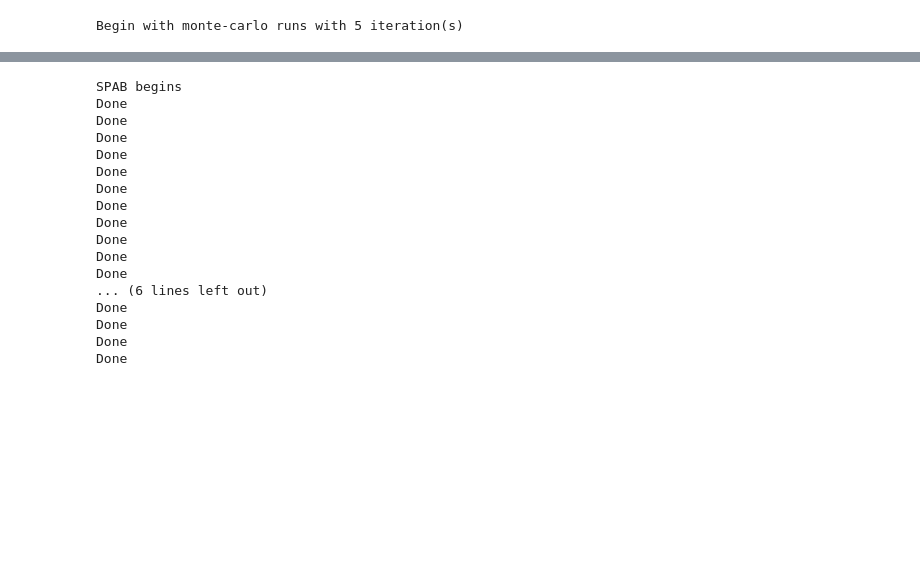
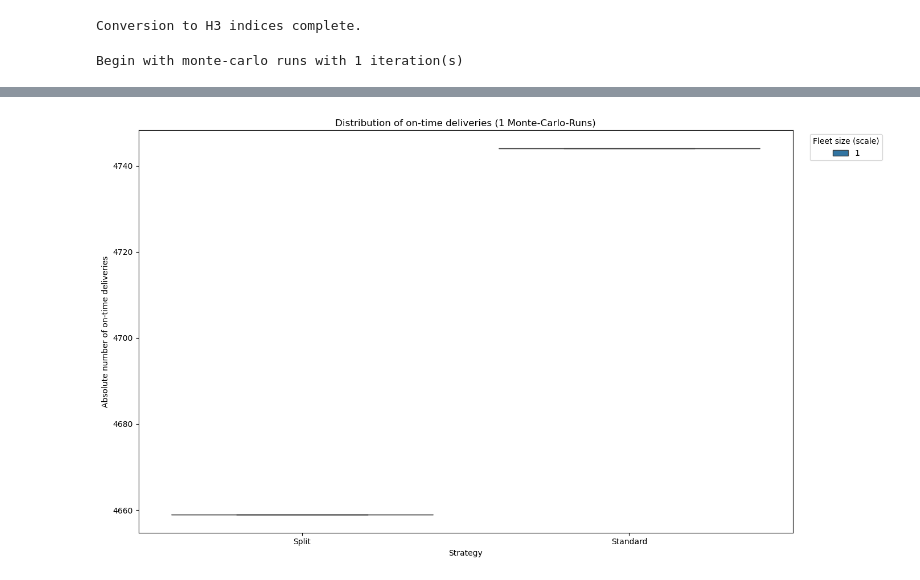
Before and after one commit to tilofre/ODFD-Optimization, a Jupyter notebook: ABM.ipynb, the cells around one changed output, grey strips where cells are left out. Cells and saved outputs as stored; diff of their text form; code cells hidden in the pictures; blank space fills up the shorter version.

Commit message:
Changes to use familiarity calculations - still to slow, need of improvements. Not done.

```diff
--- a/ABM.ipynb
+++ b/ABM.ipynb
@@ -44,3 +80,27 @@ pre_binned_demand = predictions_dict #pre_binned_demand is our 15 minutes bin pe
+# %%
+Res = 13  # All courier positions and specific locations (restaurants, customers) are mapped to this grid.
+try:
+    fam_data['sender_h3'] = fam_data.apply(
+        lambda row: h3.latlng_to_cell(row['sender_lat'], row['sender_lng'], Res),
+        axis=1
+    )
+    fam_data['recipient_h3'] = fam_data.apply(
+        lambda row: h3.latlng_to_cell(row['recipient_lat'], row['recipient_lng'], Res),
+        axis=1
+    )
+    fam_data['grab_h3'] = fam_data.apply(
+        lambda row: h3.latlng_to_cell(row['grab_lat'], row['grab_lng'], Res),
+        axis=1
+    )
+    print("Conversion to H3 indices complete.")
+
+
+except h3.H3ValueError as e:
+    print("ERROR: A coordinate in the dataset is invalid. H3 message: {e}")
+# %% [output]
+Conversion to H3 indices complete.
+# %%
+courier_blueprints, real_ids = fam.create_courier_blueprints(fam_data, threshold_ratio=0.6)
 # %%
 def run_abm(timestart, steps, data, couriers, metrics, delivered_order_ids,
             order_queue, strategy, constants, rejection_model,assignment_log, hindsight_cache):
@@ -64,7 +124,7 @@ def run_abm(timestart, steps, data, couriers, metrics, delivered_order_ids,
     #At each timestep each courier with a task is moved
     couriers, metrics, delivered_order_ids = abm.move_couriers_new(
         couriers, timestart, metrics, delivered_order_ids,
-        constants['SPEED_HEX_PER_STEP'], constants['steps']
+        constants['SPEED_HEX_PER_STEP'],constants['SPEED_FAST_HEX_PER_STEP'], constants['steps']
     )
     #We formulate thresholds based on the queue as we dont want to limit the delay time for a delivery, if there is system stress
     if len(order_queue) > 50:
@@ -111,6 +171,7 @@ def run_abm(timestart, steps, data, couriers, metrics, delivered_order_ids,
 
     # process all orders
     for order, attempts in all_pending_orders:
+        counter = +1
         if order['order_id'] in processed_order_ids_this_step:
             continue
 
@@ -179,7 +240,7 @@ def evaluate_effectiveness(results, total_active_couriers):
 
         print("="*100)
 # %%
-def run_monte_carlo_iteration(iteration_seed, all_constants, sim_data_df, total_couriers, strategies_list, scales_list, rejection_m):
+def run_monte_carlo_iteration(iteration_seed, all_constants, sim_data_df, total_couriers, strategies_list, scales_list, rejection_m, blueprints, real_ids):
     '''
     Runs a complete simulation for all scenarios
     with a given seed and returns the results.
@@ -208,7 +269,7 @@ def run_monte_carlo_iteration(iteration_seed, all_constants, sim_data_df, total_
             assignment_log = []
             hindsight_cache = set()
 
-            couriers = abm.initiate_couriers(int(total_couriers * scale), sim_data_df) #initiate the couriers on the grid
+            couriers = abm.initiate_couriers(int(total_couriers * scale), blueprints, real_ids) #initiate the couriers on the grid
 
             # Warm-up Phase if repositioning is activated
             if strategy in repositioning_enabled_strategies:
@@ -217,7 +278,7 @@ def run_monte_carlo_iteration(iteration_seed, all_constants, sim_data_df, total_
 
                 #run repositioning
                 for t in range(warmup_start_time, timestart, all_constants['steps']):
-                    couriers, _, delivered_order_ids = abm.move_couriers_new(couriers, t, (0, 0, 0, 0, 0, 0), delivered_order_ids, all_constants['SPEED_HEX_PER_STEP'], all_constants['steps'])
+                    couriers, _, delivered_order_ids = abm.move_couriers_new(couriers, t, (0, 0, 0, 0, 0, 0), delivered_order_ids, all_constants['SPEED_HEX_PER_STEP'],all_constants['SPEED_FAST_HEX_PER_STEP'], all_constants['steps'])
                     first_bin_key = pd.to_datetime(timestart, unit='s').floor('15min')
                     dynamic_demand = all_constants['pre_binned_demand'].get(first_bin_key, {})
                     if dynamic_demand:
@@ -243,13 +304,14 @@ def run_monte_carlo_iteration(iteration_seed, all_constants, sim_data_df, total_
 
     return iteration_results
 # %%
-num_monte_carlo_runs = 5 #10 need to be enough (Split are too many and at higher utilisation it is really slow)
+num_monte_carlo_runs = 1 #10 need to be enough (Split are too many and at higher utilisation it is really slow)
 all_run_results = [] #save all results
 
 constants = {
     'initial_timestart': 1666591200, #2022-10-24 @14:00
     'SPEED_HEX_PER_STEP': 8, #count of hexgagon jump per step in workresolution
-    'simulation_duration_hours': 3, #we simulate 14:00-17:00 e.g.
+    'SPEED_FAST_HEX_PER_STEP': 9, #Speed boost, if zone is familiar
+    'simulation_duration_hours': 3, #we simulate 14:00-17:00 e .g.
     'steps': 30, #duration of a single simulation timestep in seconds
     'repositioning_interval': 15 * 60, #the interval in seconds at which the repositioning strategy is triggered
     'MAX_ACCEPTABLE_DELAY_SECONDS': 5 * 60, #for assignments, to wait for better courier
@@ -281,10 +343,10 @@ sim_data_filtered['distance_bin'] = pd.cut(sim_data_filtered['normalized_distanc
                                            labels=bin_labels,
                                            include_lowest=True)
 
-constants['SPLIT_BIN_THRESHOLD'] = 6 #determine which bin in this run
-strategies = ['SPAB']
+constants['SPLIT_BIN_THRESHOLD'] = 7 #determine which bin in this run
+strategies = ['Split', 'Standard']
 #strategies = ['Standard','Repositioning', 'Combined_Split','SPAB','Combined_SPAB'] #Strategies for run. For baseline take any name, as it is not triggering the strategies
-courier_scales = [0.9] # determine the fleet sizes
+courier_scales = [1] # determine the fleet sizes
 total_active_couriers = sim_data_filtered['courier_id'].unique().shape[0] * 0.8 #determine the number of couriers
 
 print(f"Begin with monte-carlo runs with {num_monte_carlo_runs} iteration(s)")
@@ -295,7 +357,7 @@ for i in tqdm(range(num_monte_carlo_runs), desc="Monte-Carlo-Run(s)"):
     single_run_data = run_monte_carlo_iteration(
         iteration_seed=current_seed, all_constants=constants,
         sim_data_df=sim_data_filtered, total_couriers=total_active_couriers,
-        strategies_list=strategies, scales_list=courier_scales, rejection_m=rejection_model
+        strategies_list=strategies, scales_list=courier_scales, rejection_m=rejection_model,blueprints = courier_blueprints, real_ids = real_ids
     )
 
     for params, res in single_run_data.items():
@@ -327,4 +389,4 @@ plt.legend(title='Fleet size (scale)', bbox_to_anchor=(1.02, 1), loc='upper left
 plt.tight_layout()
 plt.show()
 # %% [output]
-Begin with monte-carlo runs with 5 iteration(s)
+Begin with monte-carlo runs with 1 iteration(s)
@@ -365,17 +422 @@ Done
-SPAB begins
-Done
-Done
-Done
-Done
-Done
-Done
-Done
-Done
-Done
-Done
-Done
-... (6 lines left out)
-Done
-Done
-Done
-Done
+[figure, added]
```
Also changed, not shown: parts of 3 cells of this notebook.
